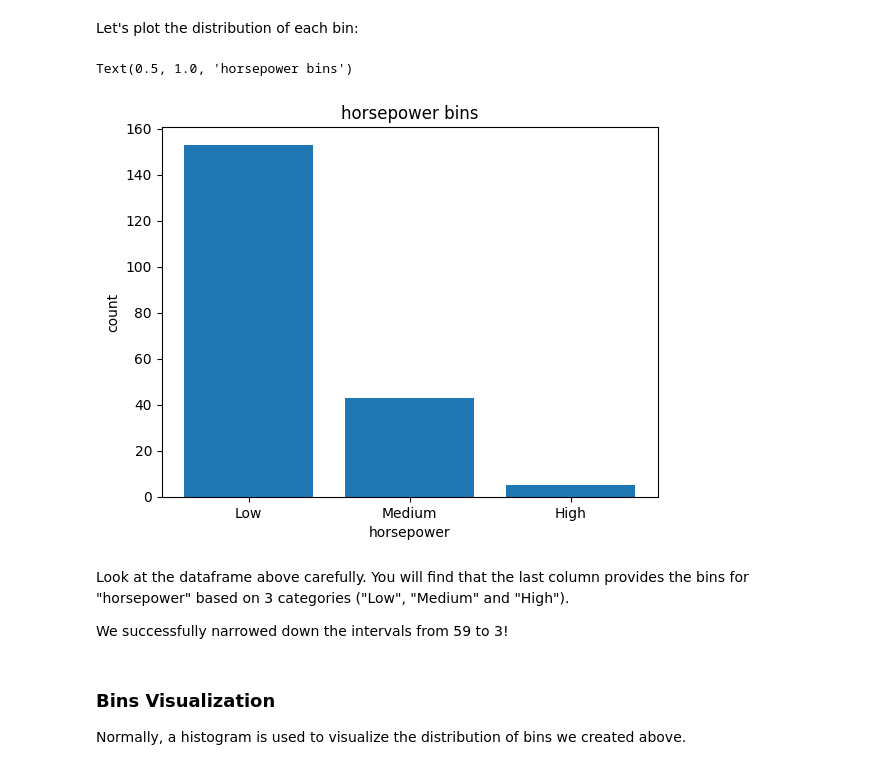
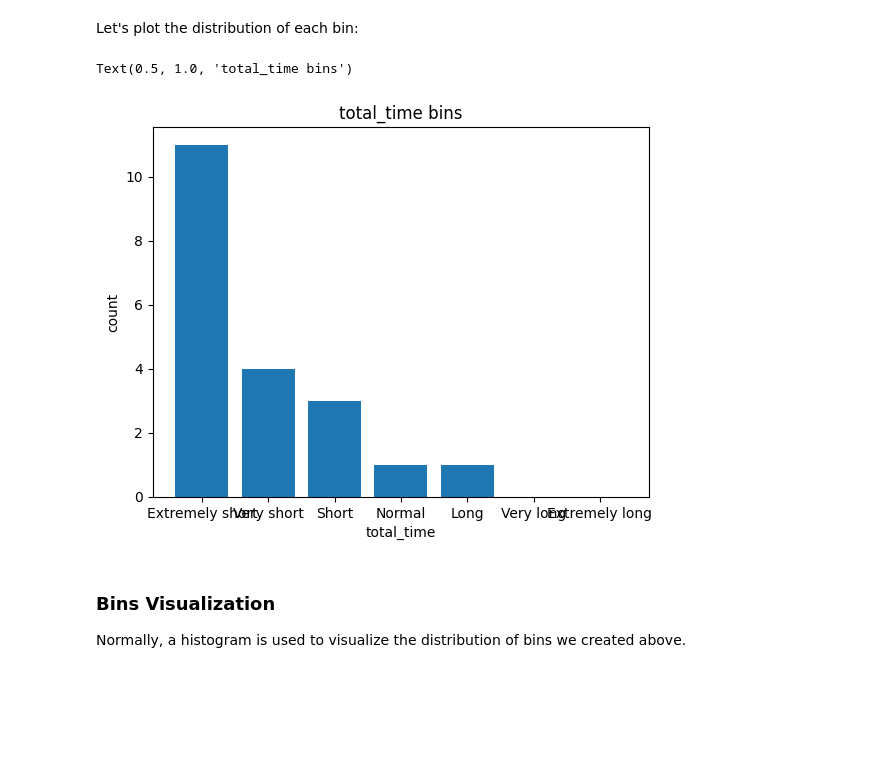
Before and after one commit to UsmanovSla/MGD-RSS, a Jupyter notebook: model/dataScience/DS_02_Exploration.ipynb, the cells around one changed output. Cells and saved outputs as stored; diff of their text form; code cells hidden in the pictures; blank space fills up the shorter version.

```diff
--- a/model/dataScience/DS_02_Exploration.ipynb
+++ b/model/dataScience/DS_02_Exploration.ipynb
@@ -276,3 +119,0 @@ Here we can see we've normalized "length", "width" and "height" in the range of
-# %%
-df["horsepower"] = df["horsepower"].astype(int, copy=True)
-df[["horsepower"]]
@@ -320,6 +149,6 @@ Text(0.5, 1.0, 'horsepower bins')
 # %% [markdown]
 We build a bin array with a minimum value to a maximum value by using the bandwidth calculated above. The values will determine when one bin ends and another begins.
 # %%
-bins = np.linspace(min(df["horsepower"]), max(df["horsepower"]), 4)
+bins = np.linspace(min(df["total_time"]), max(df["total_time"]), 8)
 bins
 # %% [output]
@@ -331 +158,3 @@ group_names = ['Low', 'Medium', 'High']
+# %%
+group_names = ['Extremely short','Very short','Short', 'Normal', 'Long','Very long','Extremely long']
 # %% [markdown]
@@ -333,4 +162,4 @@ group_names = ['Low', 'Medium', 'High']
 # %%
-df['horsepower-binned'] = pd.cut(df['horsepower'], bins, labels=group_names, include_lowest=True )
-df[['horsepower','horsepower-binned']].head(20)
+df['total_time_binned'] = pd.cut(df['total_time'], bins, labels=group_names, include_lowest=True )
+df[['total_time','total_time_binned']].head(20)
 # %% [output]
@@ -366,23 +206,16 @@ Let's plot the distribution of each bin:
 # %%
 %matplotlib inline
 import matplotlib as plt
 from matplotlib import pyplot
-pyplot.bar(group_names, df["horsepower-binned"].value_counts())
+pyplot.bar(group_names, df["total_time_binned"].value_counts())
 
 # set x/y labels and plot title
-plt.pyplot.xlabel("horsepower")
+plt.pyplot.xlabel("total_time")
 plt.pyplot.ylabel("count")
-plt.pyplot.title("horsepower bins")
+plt.pyplot.title("total_time bins")
 # %% [output]
-Text(0.5, 1.0, 'horsepower bins')
+Text(0.5, 1.0, 'total_time bins')
-[figure, old version]
+[figure, new version]
-# %% [markdown]
-<p>
-    Look at the dataframe above carefully. You will find that the last column provides the bins for "horsepower" based on 3 categories ("Low", "Medium" and "High").
-</p>
-<p>
-    We successfully narrowed down the intervals from 59 to 3!
-</p>
 # %% [markdown]
 <h3>Bins Visualization</h3>
 Normally, a histogram is used to visualize the distribution of bins we created above.
```
Also changed, not shown: parts of 55 cells of this notebook, 2 other files.
